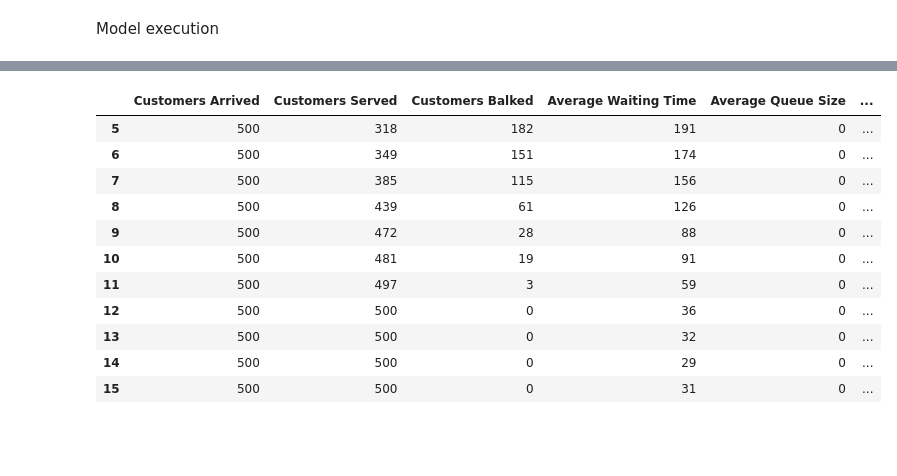
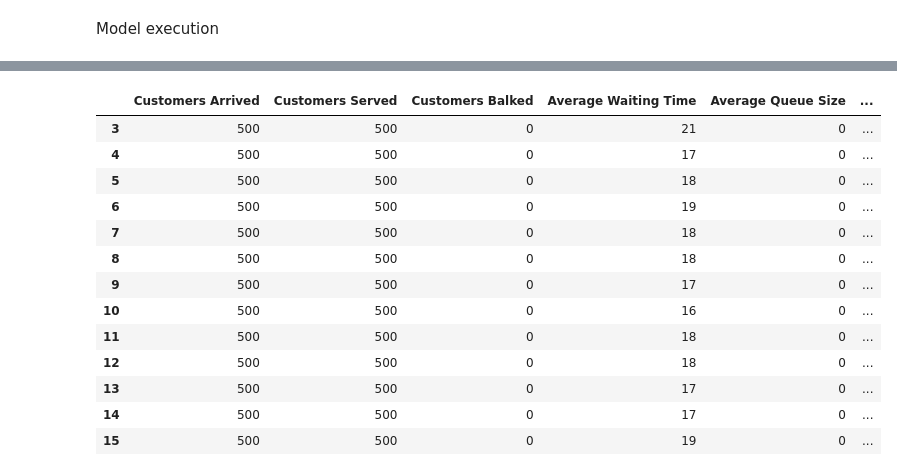
Before and after one commit to akintomiwa/e4cd, a Jupyter notebook: mesa_abm_supermarketv2.ipynb, the cells around one changed output, grey strips where cells are left out. Saved outputs shown, nothing was run; the diff lists cells and outputs as text; code cells hidden in the pictures; blank space fills up the shorter version.

```diff
--- a/mesa_abm_supermarketv2.ipynb
+++ b/mesa_abm_supermarketv2.ipynb
@@ -112,10 +112,10 @@ class Customer(Agent):
         self._service_entry = None
         # End time
         self._service_exit = None
-    # def go_shopping(self):
-    #     self._enter_store = True
-    #     # self._shopping_entry
-    #     self.model._ #current time + shopping time, then set as model time for passing into queue
+    def go_shopping(self):
+        self._enter_store = True
+        # self._shopping_entry
+        self.model._ #current time + shopping time, then set as model time for passing into queue
     def select_counter(self):
         self._arrived = True
         # Queue at shortest counter
@@ -126,6 +126,19 @@ class Customer(Agent):
         if len(self._chosen_counter.queue) < self.balk_tolerance:
             self._chosen_counter.queue.append(self)
             self._q_entry = self.model._current_tick
+        # elif self.select_counter(self,new=yes)
+
+    def select_counter(self): #modified
+        self._arrived = True
+        # Queue at shortest counter
+        self._chosen_counter_idx = np.argmin([
+            len(counter.queue) for counter in self.model.counters])
+        self._chosen_counter = self.model.counters[self._chosen_counter_idx]
+        # Balk if there are too many people at the counter
+        if len(self._chosen_counter.queue) < self.balk_tolerance:
+            self._chosen_counter.queue.append(self)
+            self._q_entry = self.model._current_tick
+        # elif self.select_counter(self,new=yes)
 
     def pay_n_leave(self):
         self._service_exit = self.model._current_tick
@@ -160,7 +173,9 @@ class Counter(Agent):
         if self.active_customer is None:
             self.dequeue()
         # if
-
+    if len(self.Counter.queue) > 5:
+        self.shedule.add(counter)
+        self.counters.append(counter)
 
 class SMarket(Model):
     """Queueing model with customers and counters as two
@@ -184,6 +199,7 @@ class SMarket(Model):
             counter = Counter(i + no_customers, self)
             self.schedule.add(counter)
             self.counters.append(counter)
+
         self.datacollector = DataCollector(
             model_reporters={'Customers Arrived': get_customers_arrived,
                              'Customers Served': get_customers_served,
@@ -199,3 +215,4 @@ class SMarket(Model):
         self.datacollector.collect(self)
         self.schedule.step()
         self._current_tick += 1
+        # if self
@@ -258,28 +273,30 @@ fig.show()
 # %%
 full_stats = {}
 
-for no_counters in range (5, 16):
-    model = QueueModel(ticks=ticks,
+for no_counters in range (3, 16):
+    model = SMarket(ticks=ticks,
     no_customers=no_customers, no_counters=no_counters)
     for i in range(ticks):
         model.step()
     run_stats = model.datacollector.get_model_vars_dataframe()
     full_stats[no_counters] = run_stats.iloc[-1]
 
 pd.DataFrame(full_stats).transpose().astype(int)
 # %% [output]
 |  | Customers Arrived | Customers Served | Customers Balked | Average Waiting Time | Average Queue Size | ... |
-| 5 | 500 | 318 | 182 | 191 | 0 | ... |
-| 6 | 500 | 349 | 151 | 174 | 0 | ... |
-| 7 | 500 | 385 | 115 | 156 | 0 | ... |
-| 8 | 500 | 439 | 61 | 126 | 0 | ... |
-| 9 | 500 | 472 | 28 | 88 | 0 | ... |
-| 10 | 500 | 481 | 19 | 91 | 0 | ... |
-| 11 | 500 | 497 | 3 | 59 | 0 | ... |
-| 12 | 500 | 500 | 0 | 36 | 0 | ... |
-| 13 | 500 | 500 | 0 | 32 | 0 | ... |
-| 14 | 500 | 500 | 0 | 29 | 0 | ... |
-| 15 | 500 | 500 | 0 | 31 | 0 | ... |
+| 3 | 500 | 500 | 0 | 21 | 0 | ... |
+| 4 | 500 | 500 | 0 | 17 | 0 | ... |
+| 5 | 500 | 500 | 0 | 18 | 0 | ... |
+| 6 | 500 | 500 | 0 | 19 | 0 | ... |
+| 7 | 500 | 500 | 0 | 18 | 0 | ... |
+| 8 | 500 | 500 | 0 | 18 | 0 | ... |
+| 9 | 500 | 500 | 0 | 17 | 0 | ... |
+| 10 | 500 | 500 | 0 | 16 | 0 | ... |
+| 11 | 500 | 500 | 0 | 18 | 0 | ... |
+| 12 | 500 | 500 | 0 | 18 | 0 | ... |
+| 13 | 500 | 500 | 0 | 17 | 0 | ... |
+| 14 | 500 | 500 | 0 | 17 | 0 | ... |
+| 15 | 500 | 500 | 0 | 19 | 0 | ... |
 # %%
 # To-do Add new shopping behaviour to Customer class which includes time delay
 To D
```
Also changed, not shown: parts of 3 cells of this notebook, 1 other file.
